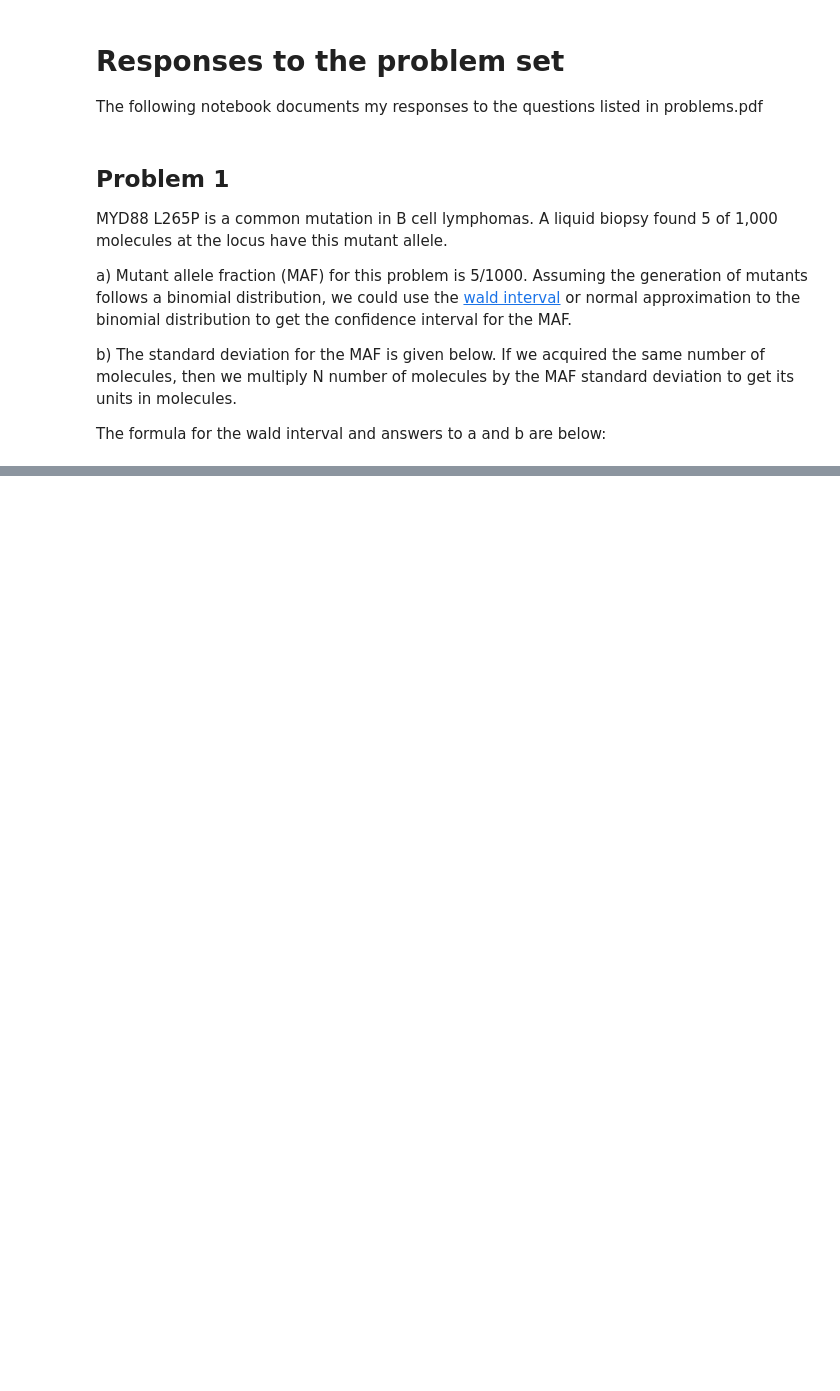
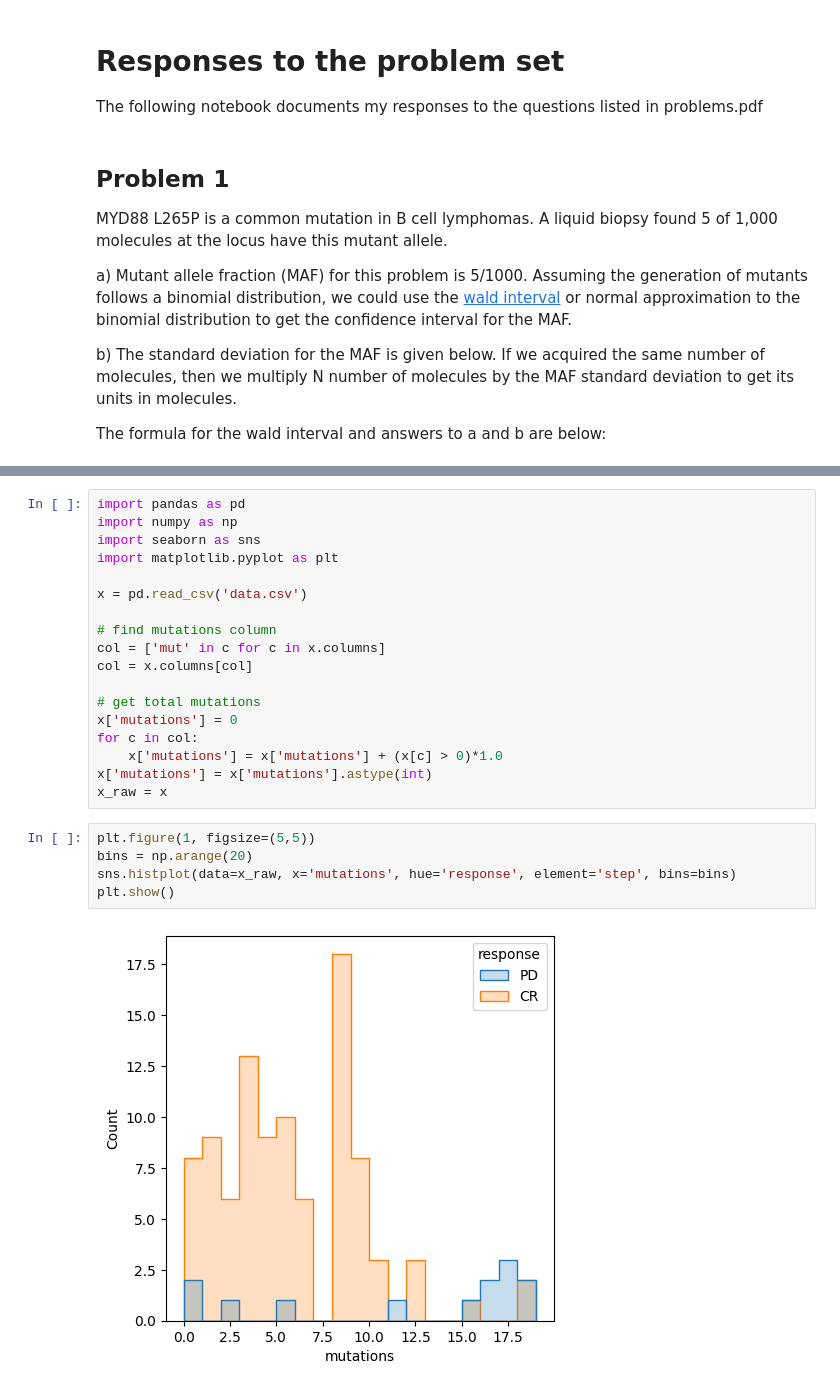
Before and after one commit to zchen15/exercise, a Jupyter notebook: exercise.ipynb, the cells around one changed output, grey strips where cells are left out. Cells and saved outputs as stored; diff of their text form; blank space fills up the shorter version.

```diff
--- a/exercise.ipynb
+++ b/exercise.ipynb
@@ -59,0 +68,25 @@ All these pieces noted above can help us robustly integrate this simple code int
+# %%
+import pandas as pd
+import numpy as np
+import seaborn as sns
+import matplotlib.pyplot as plt
+
+x = pd.read_csv('data.csv')
+
+# find mutations column
+col = ['mut' in c for c in x.columns]
+col = x.columns[col]
+
+# get total mutations
+x['mutations'] = 0
+for c in col:
+    x['mutations'] = x['mutations'] + (x[c] > 0)*1.0
+x['mutations'] = x['mutations'].astype(int)
+x_raw = x
+# %%
+plt.figure(1, figsize=(5,5))
+bins = np.arange(20)
+sns.histplot(data=x_raw, x='mutations', hue='response', element='step', bins=bins)
+plt.show()
+# %% [output]
+[figure, added]
```
Also changed, not shown: parts of 12 cells of this notebook, 1 other file.
